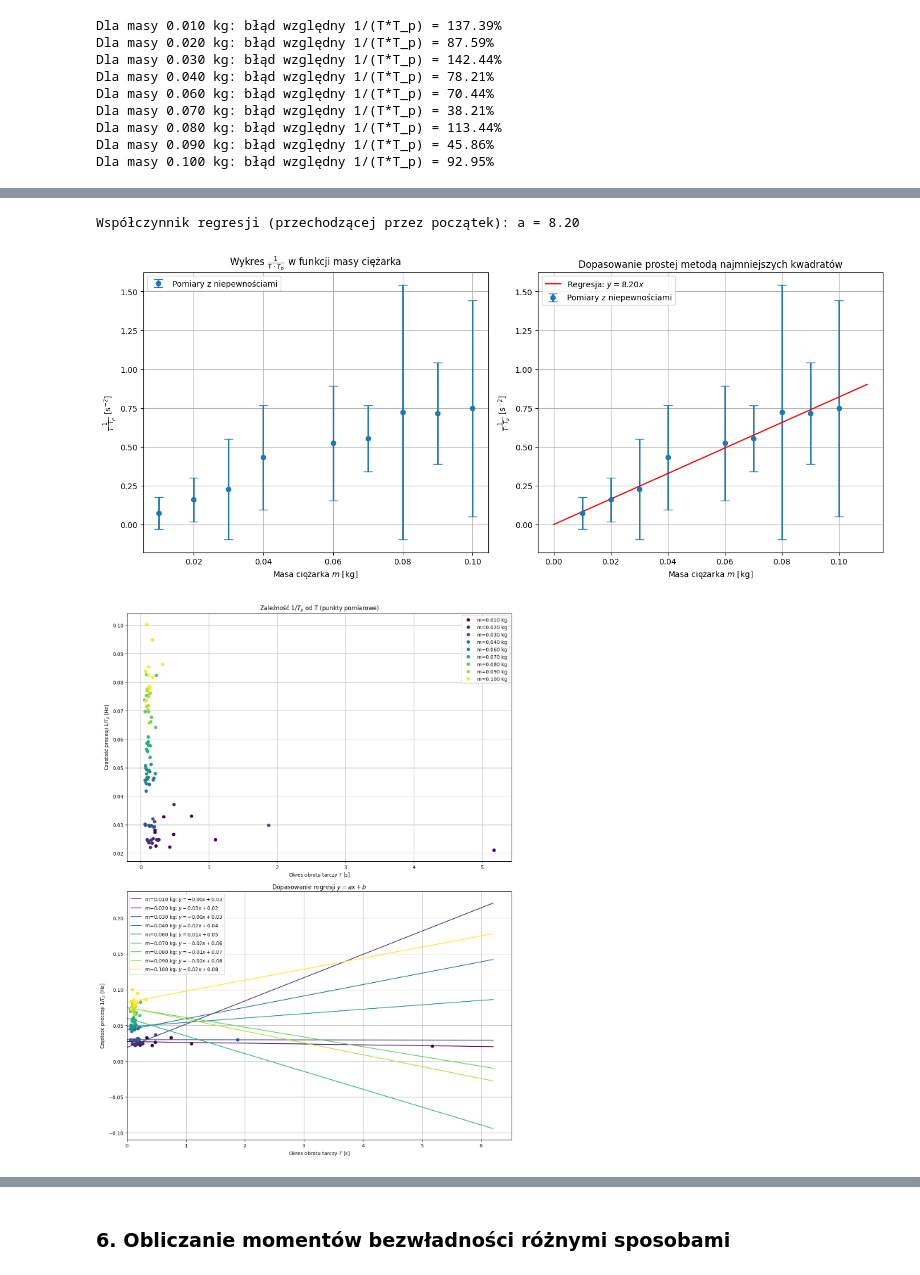
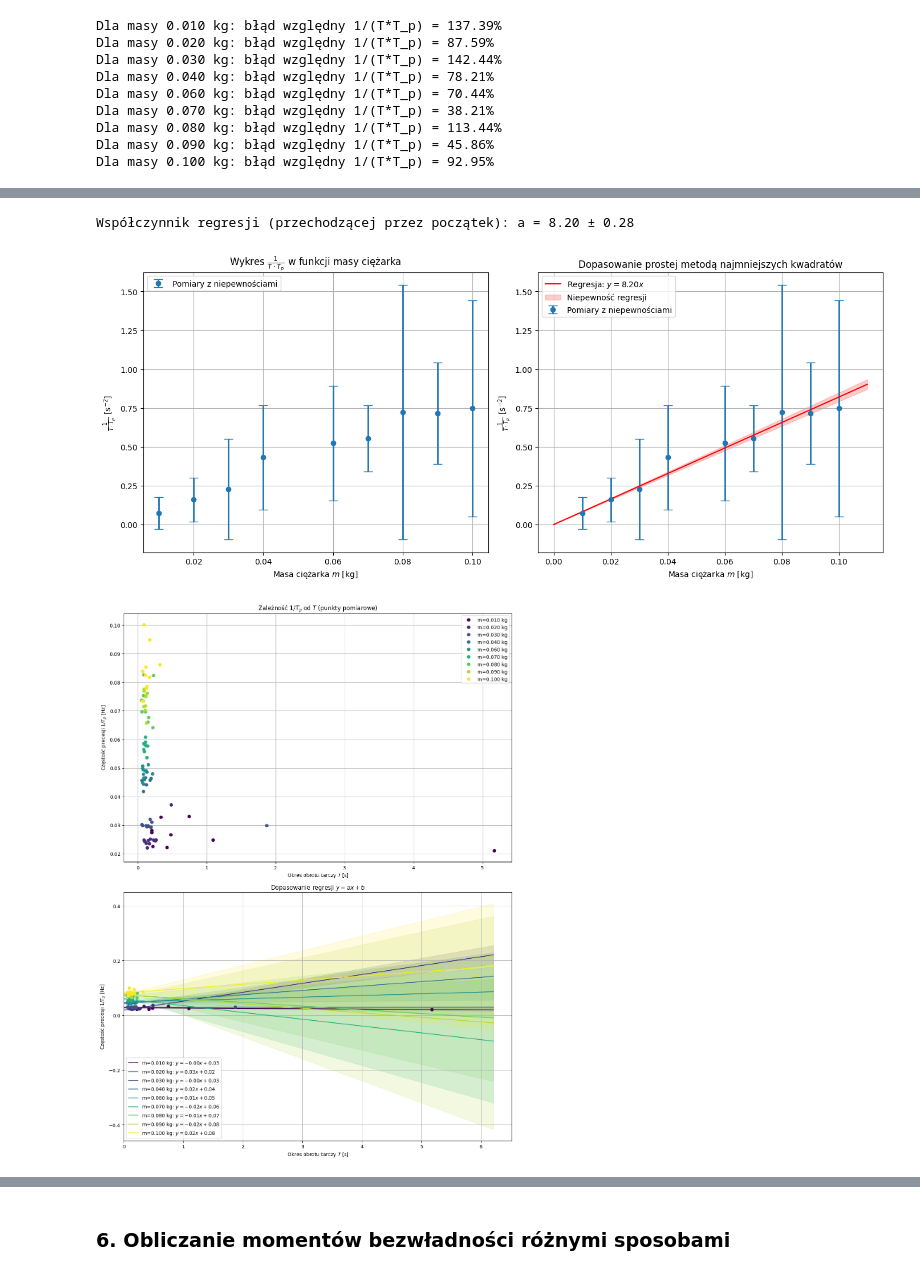
Before and after one commit to karolpeszek/pomiar_precesji, a Jupyter notebook: raport.ipynb, the cells around one changed output, grey strips where cells are left out. Saved outputs shown, nothing was run; the diff lists cells and outputs as text; code cells hidden in the pictures.

```diff
--- a/raport.ipynb
+++ b/raport.ipynb
@@ -73,13 +74,13 @@ print(f"Średnia średnica dysku: {D:.3f} m ± {u_D:.3f} m")
 Średnia średnica dysku: 0.260 m ± 0.027 m
 # %%
 #obliczamy średni promień siły i jego niepewność
-R = force_radius['R'].mean()
-u_R = force_radius['R'].std(ddof=1) #użycie ddof=1 dla niepewności standardowej próby
+r = force_radius['R'].mean()
+u_r = force_radius['R'].std(ddof=1) #użycie ddof=1 dla niepewności standardowej próby
 
 #stosujemy współczynnik studenta, aby uwzględnić małą liczbę pomiarów
-u_R *= 2.776 #dla 5 pomiarów
+u_r *= 2.776 #dla 5 pomiarów
 
-print(f"Średni promień siły: {R:.3f} m ± {u_R:.3f} m")
+print(f"Średni promień siły: {r:.3f} m ± {u_r:.3f} m")
 # %% [output]
 Średni promień siły: 0.271 m ± 0.010 m
 # %%
@@ -167,7 +176,13 @@ x = masses.astype(float)
 y = T_T_p_inv.astype(float)
 a_fixed_all_masses = np.sum(x * y) / np.sum(x**2)
 
-print(f"Współczynnik regresji (przechodzącej przez początek): a = {a_fixed_all_masses:.2f}")
+#niepewność współczynnika a dla regresji przez początek
+n = len(x)
+residuals = y - a_fixed_all_masses * x
+s2 = np.sum(residuals**2) / (n - 1)
+u_a_fixed = np.sqrt(s2 / np.sum(x**2))
+
+print(f"Współczynnik regresji (przechodzącej przez początek): a = {a_fixed_all_masses:.2f} ± {u_a_fixed:.2f}")
 
 #tworzymy wykresy obok siebie
 fig, (ax1, ax2) = plt.subplots(1, 2, figsize=(14, 6))
@@ -180,10 +195,13 @@ ax1.set_title(r'Wykres $\frac{1}{T \cdot T_p}$ w funkcji masy ciężarka')
 ax1.legend(loc='upper left')
 ax1.grid()
 
-#wykres 2: dane z regresją liniową
+#wykres 2: dane z regresją liniową i pasem niepewności
 x_plot = np.linspace(0, max(masses) * 1.1, 100)
+y_fit = a_fixed_all_masses * x_plot
+y_err = u_a_fixed * np.abs(x_plot)
 ax2.errorbar(masses, T_T_p_inv, yerr=u_T_T_p_inv, fmt='o', label='Pomiary z niepewnościami', elinewidth=2, capsize=6)
-ax2.plot(x_plot, a_fixed_all_masses * x_plot, 'r-', label=f'Regresja: $y = {a_fixed_all_masses:.2f}x$')
+ax2.plot(x_plot, y_fit, 'r-', label=f'Regresja: $y = {a_fixed_all_masses:.2f}x$')
+ax2.fill_between(x_plot, y_fit - y_err, y_fit + y_err, color='red', alpha=0.2, label='Niepewność regresji')
 ax2.set_xlabel(r'Masa ciężarka $m$ [kg]')
 ax2.set_ylabel(r'$\frac{1}{T \cdot T_p}$ [s$^{-2}$]')
 ax2.set_title(r'Dopasowanie prostej metodą najmniejszych kwadratów')
@@ -193,8 +211,8 @@ ax2.grid()
 plt.tight_layout()
 plt.show()
 # %% [output]
-Współczynnik regresji (przechodzącej przez początek): a = 8.20
+Współczynnik regresji (przechodzącej przez początek): a = 8.20 ± 0.28
-[figure, old version]
+[figure, new version]
 # %%
 #teraz wykonamy wykres i regresję dla zależności 1/T_p od T grupując pomiary po masach ciężarków
 
@@ -207,40 +225,44 @@ max_T = precession_time['T'].max()
 
 #wykres dla regresji y = ax + b
 fig, (ax1, ax2) = plt.subplots(2, 1, figsize=(12, 16))
 
 for m, color in zip(masses, colors):
     subset = precession_time[precession_time['m'] == m]
-    x = subset['T']
-    y = subset['inv_Tp']
+    x = subset['T'].values
+    y = subset['inv_Tp'].values
 
     #wykres 1: Punkty pomiarowe
     ax1.plot(x, y, 'o', color=color, label=f'm={m:.3f} kg')
 
-    #regresja y = ax + b
-    a, b = np.polyfit(x, y, 1)
+    #regresja y = ax + b z macierzą kowariancji
+    coeffs, cov = np.polyfit(x, y, 1, cov=True)
+    a, b = coeffs
 
-    #wykres 2: Punkty + Regresja
+    #wykres 2: Punkty + Regresja z pasem niepewności
     ax2.plot(x, y, 'o', color=color)
     x_plot = np.linspace(0, max_T * 1.2, 100)
-    ax2.plot(x_plot, a * x_plot + b, '-', color=color, label=f'm={m:.3f} kg: $y={a:.2f}x{b:+.2f}$')
+    y_fit = a * x_plot + b
+    y_err = np.sqrt(cov[0, 0] * x_plot**2 + cov[1, 1] + 2 * cov[0, 1] * x_plot)
+    ax2.plot(x_plot, y_fit, '-', color=color, label=f'm={m:.3f} kg: $y={a:.2f}x{b:+.2f}$')
+    ax2.fill_between(x_plot, y_fit - y_err, y_fit + y_err, color=color, alpha=0.15)
 
 ax1.set_xlabel(r'Okres obrotu tarczy $T$ [s]')
 ax1.set_ylabel(r'Częstość precesji $1/T_p$ [Hz]')
 ax1.set_title(r'Zależność $1/T_p$ od $T$ (punkty pomiarowe)')
 ax1.legend()
 ax1.grid()
 
 ax2.set_xlabel(r'Okres obrotu tarczy $T$ [s]')
 ax2.set_ylabel(r'Częstość precesji $1/T_p$ [Hz]')
 ax2.set_title(r'Dopasowanie regresji $y=ax+b$')
 ax2.legend()
 ax2.grid()
 ax2.set_xlim(left=0)
 
 plt.tight_layout()
 plt.show()
 # %% [output]
-[figure, old version]
+[figure, new version]
 # %%
 #wykres dla regresji y = ax (przechodzącej przez 0)
 fig, (ax1, ax2) = plt.subplots(2, 1, figsize=(12, 16))
```
Also changed, not shown: parts of 14 cells of this notebook, 1 other file.
